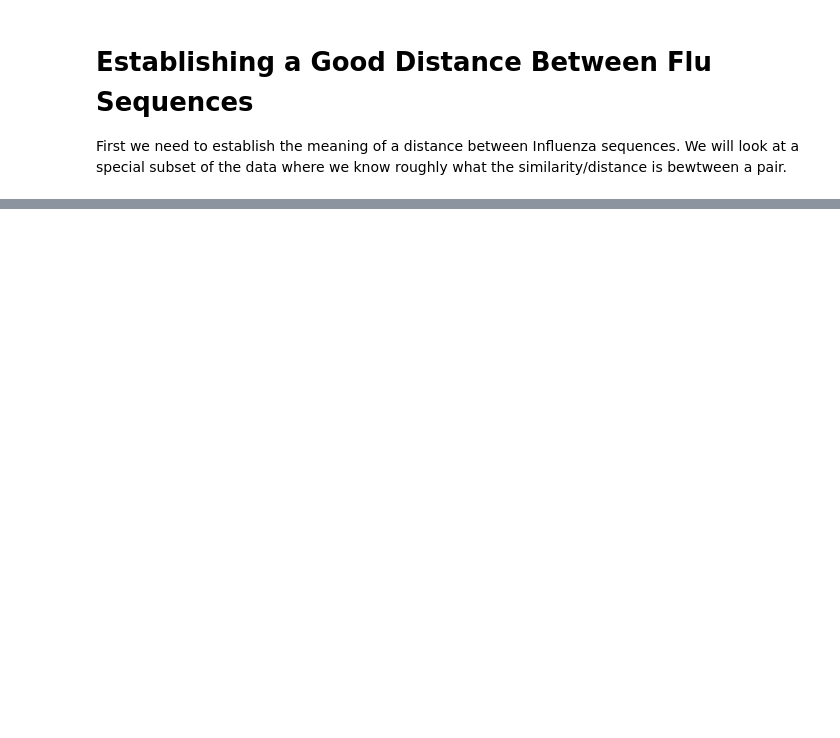
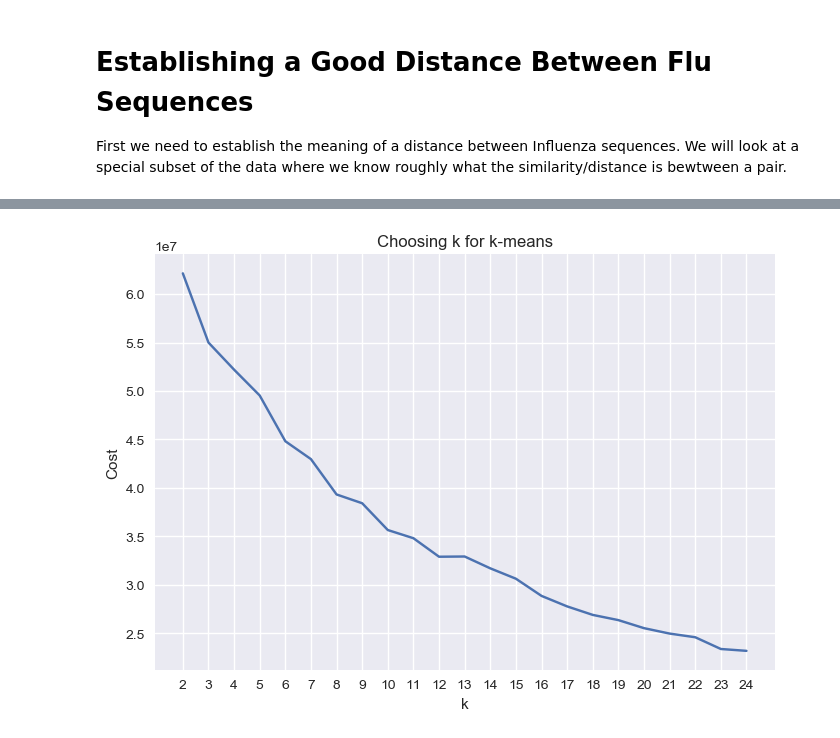
Before and after one commit to lukas-gust/data_mining_influenza, a Jupyter notebook: seq_distance.ipynb, the cells around one changed output, grey strips where cells are left out. Cells and saved outputs as stored; diff of their text form; code cells hidden in the pictures; blank space fills up the shorter version.

```diff
--- a/seq_distance.ipynb
+++ b/seq_distance.ipynb
@@ -132,0 +187,10 @@ plt.show()
+# %%
+# MiniBatchKMeans!!
+inert = []
+
+for k in range(2,25):
+    km = MiniBatchKMeans(k, max_iter=500, batch_size=1000)
+    km.fit_predict(new_X)
+    inert.append(km.inertia_)
+
+inert
@@ -132,0 +215,9 @@ plt.show()
+# %%
+plt.plot(np.arange(2,25,1), inert)
+plt.xticks(np.arange(2,25,1))
+plt.title('Choosing k for k-means')
+plt.xlabel('k')
+plt.ylabel('Cost')
+plt.savefig('choosing_k.jpg', dpi=300, pad_inches=.01)
+# %% [output]
+[figure, added]
```
Also changed, not shown: parts of 17 cells of this notebook.
